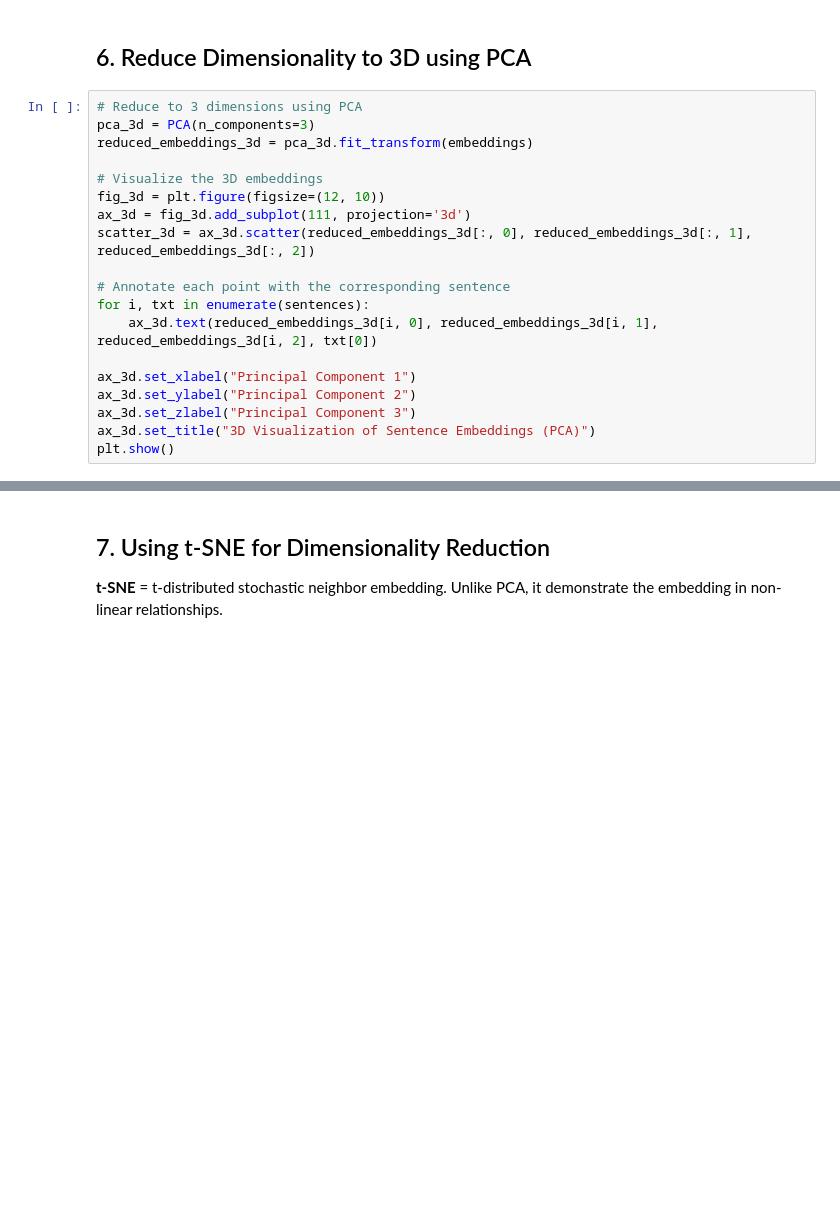
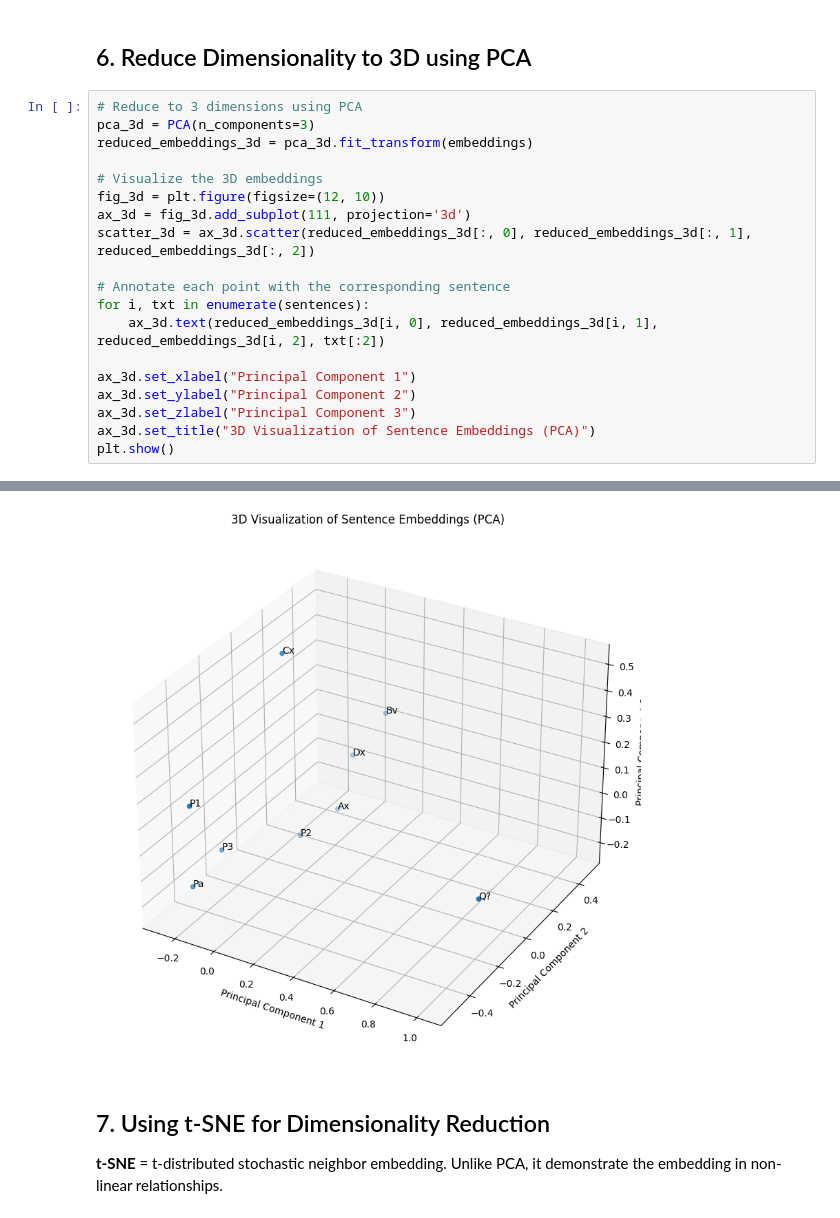
Before and after one commit to fengfrankgthb/Demonstrations, a Jupyter notebook: LIT_CeO2_embeddings.ipynb, the cells around one changed output, grey strips where cells are left out. Cells and saved outputs as stored; diff of their text form; blank space fills up the shorter version.

```diff
--- a/LIT_CeO2_embeddings.ipynb
+++ b/LIT_CeO2_embeddings.ipynb
@@ -113,7 +131,7 @@ scatter_3d = ax_3d.scatter(reduced_embeddings_3d[:, 0], reduced_embeddings_3d[:,
 
 # Annotate each point with the corresponding sentence
 for i, txt in enumerate(sentences):
-    ax_3d.text(reduced_embeddings_3d[i, 0], reduced_embeddings_3d[i, 1], reduced_embeddings_3d[i, 2], txt[0])
+    ax_3d.text(reduced_embeddings_3d[i, 0], reduced_embeddings_3d[i, 1], reduced_embeddings_3d[i, 2], txt[:2])
 
 ax_3d.set_xlabel("Principal Component 1")
 ax_3d.set_ylabel("Principal Component 2")
@@ -126,3 +142,4 @@ plt.show()
+[figure, added]
 # %% [markdown]
 ## 7. Using t-SNE for Dimensionality Reduction
 
```
Also changed, not shown: parts of 11 cells of this notebook.
